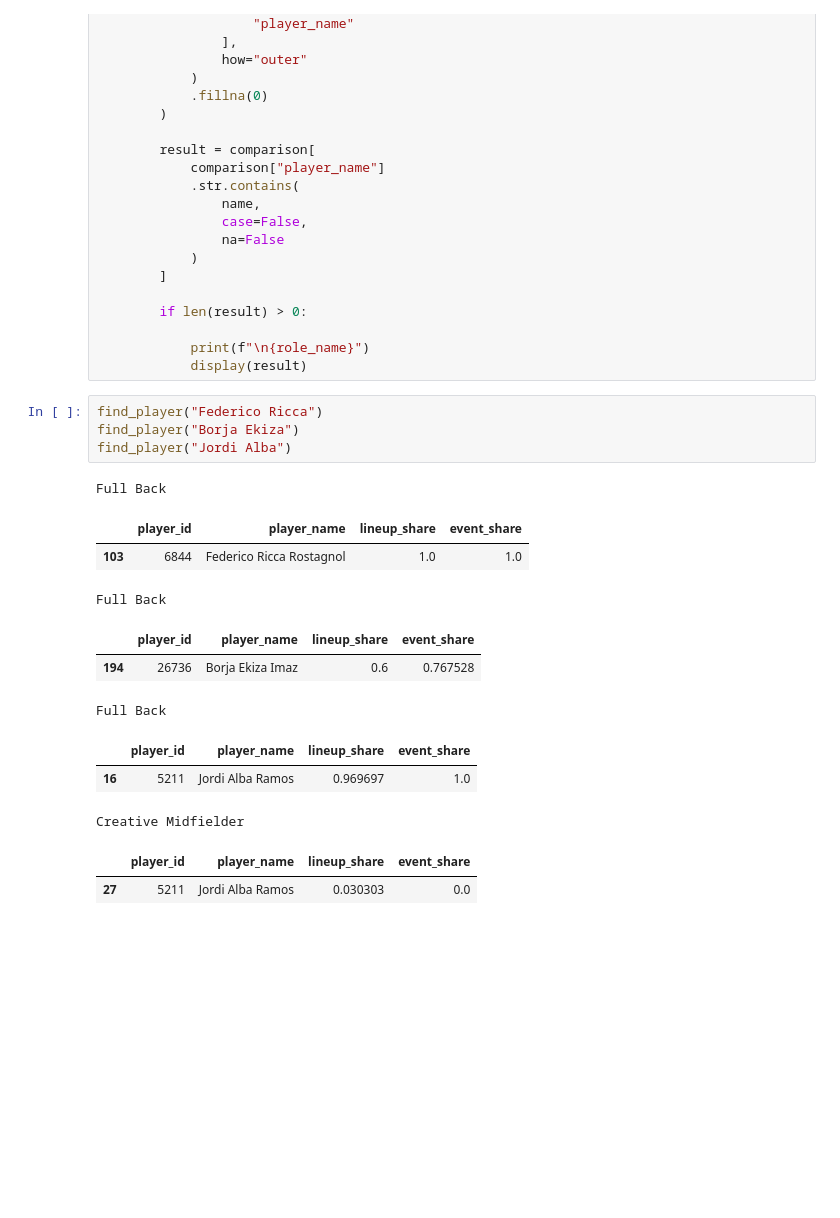
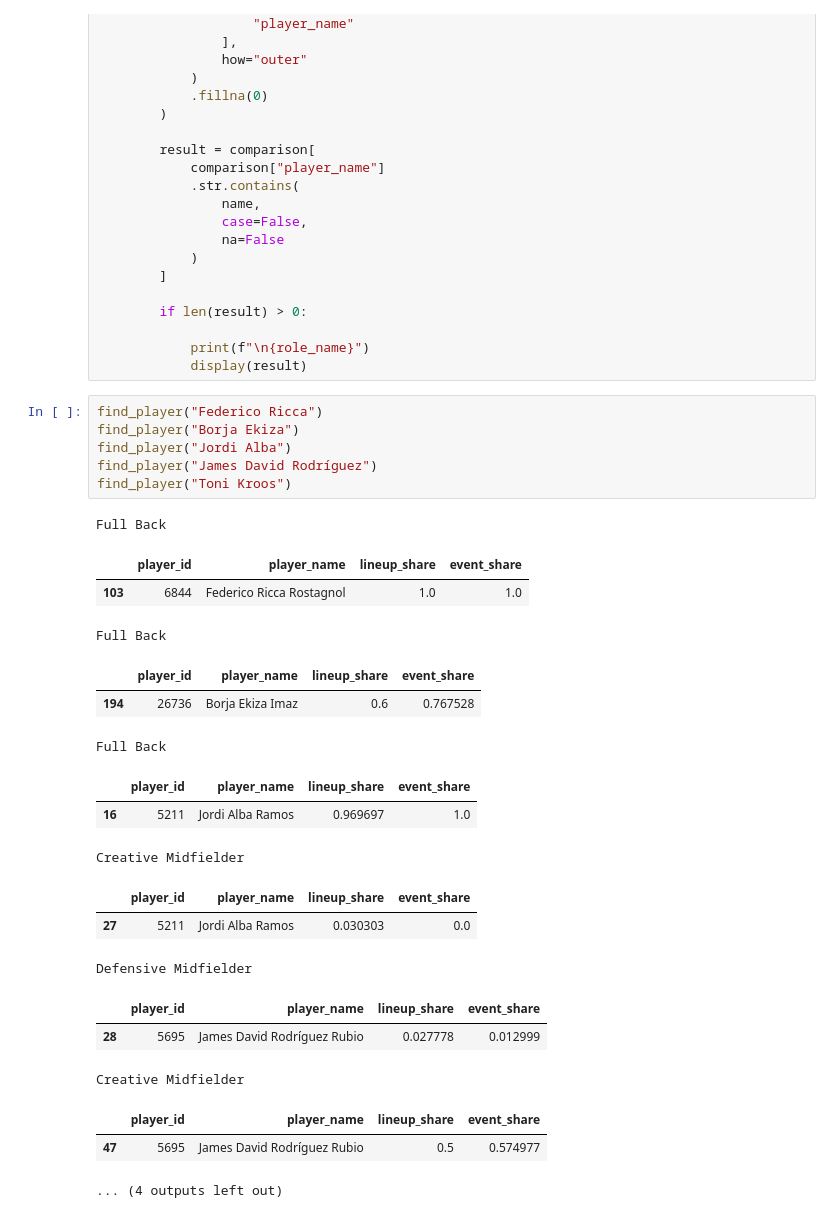
Before and after one commit to inatgomez/player-filter, a Jupyter notebook: notebooks/position_threshold_exploration.ipynb, the cells around one changed output. Saved outputs shown, nothing was run; the diff lists cells and outputs as text; blank space fills up the shorter version.

```diff
--- a/notebooks/position_threshold_exploration.ipynb
+++ b/notebooks/position_threshold_exploration.ipynb
@@ -458,17 +458,26 @@ def find_player(name):
 # %%
 find_player("Federico Ricca")
 find_player("Borja Ekiza")
 find_player("Jordi Alba")
+find_player("James David Rodríguez")
+find_player("Toni Kroos")
 # %% [output]
 Full Back
 |  | player_id | player_name | lineup_share | event_share |
 | 103 | 6844 | Federico Ricca Rostagnol | 1.0 | 1.0 |
 Full Back
 |  | player_id | player_name | lineup_share | event_share |
 | 194 | 26736 | Borja Ekiza Imaz | 0.6 | 0.767528 |
 Full Back
 |  | player_id | player_name | lineup_share | event_share |
 | 16 | 5211 | Jordi Alba Ramos | 0.969697 | 1.0 |
 Creative Midfielder
 |  | player_id | player_name | lineup_share | event_share |
 | 27 | 5211 | Jordi Alba Ramos | 0.030303 | 0.0 |
+Defensive Midfielder
+|  | player_id | player_name | lineup_share | event_share |
+| 28 | 5695 | James David Rodríguez Rubio | 0.027778 | 0.012999 |
+Creative Midfielder
+|  | player_id | player_name | lineup_share | event_share |
+| 47 | 5695 | James David Rodríguez Rubio | 0.5 | 0.574977 |
+... (4 outputs left out)
```
Also changed, not shown: parts of 1 cell of this notebook, 3 other files.
